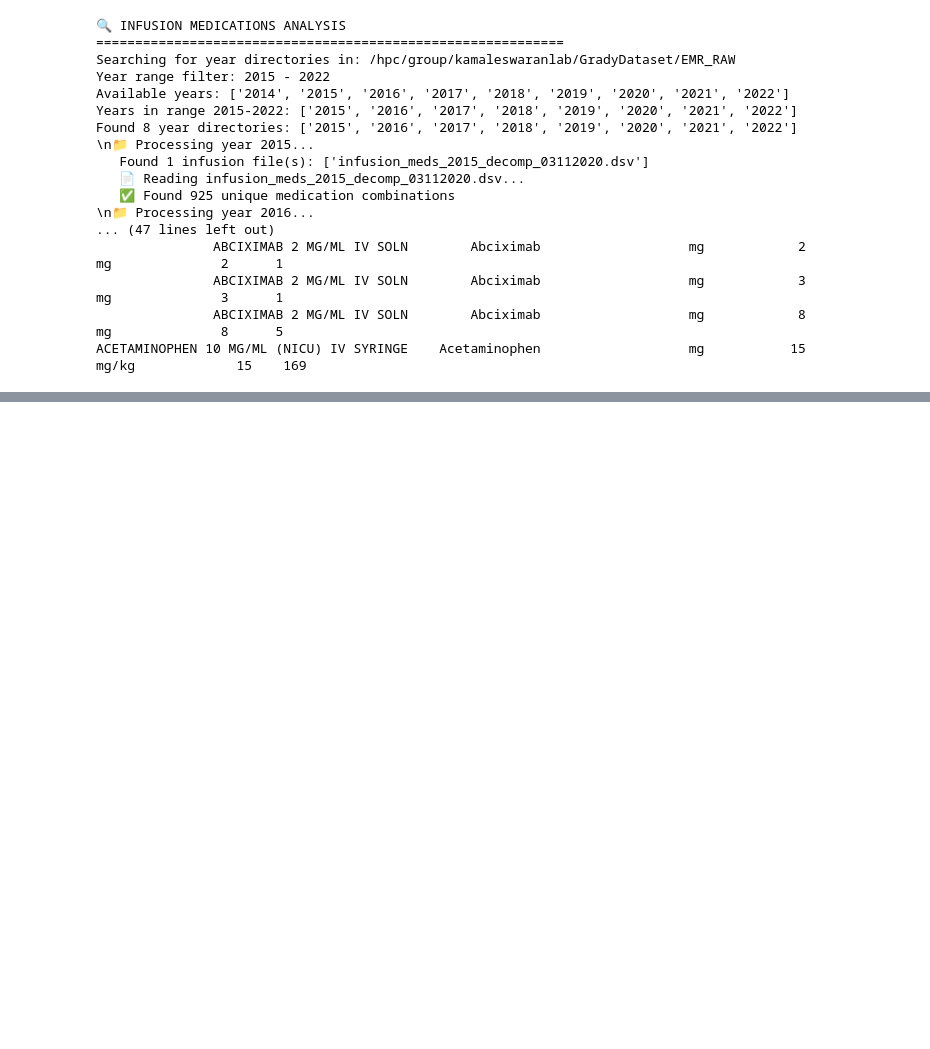
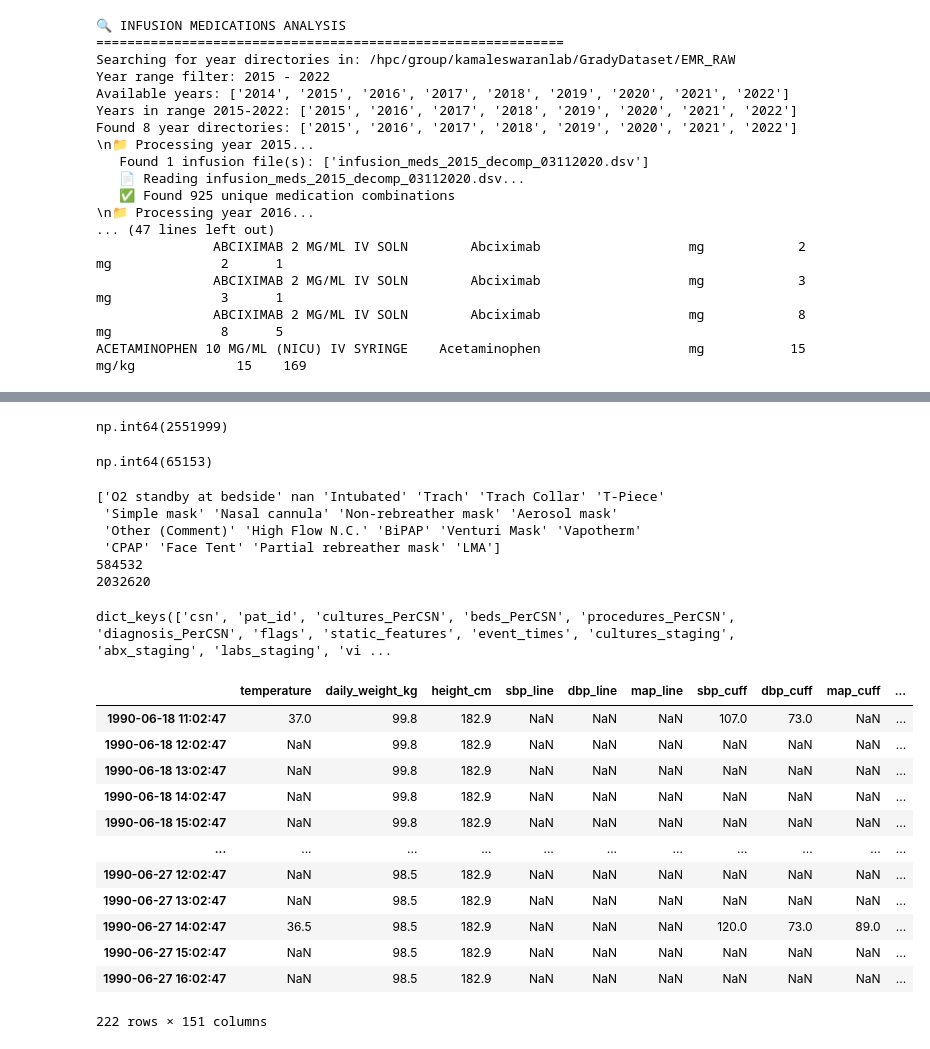
Before and after one commit to Kamaleswaran-Lab/Sepy2.0, a Jupyter notebook: grady_processing/dataprocessing.ipynb, the cells around one changed output, grey strips where cells are left out. Cells and saved outputs as stored; diff of their text form; code cells hidden in the pictures; blank space fills up the shorter version.

Commit message:
added error checking and additional processing code

```diff
--- a/grady_processing/dataprocessing.ipynb
+++ b/grady_processing/dataprocessing.ipynb
@@ -606,0 +614,4 @@ ACETAMINOPHEN 10 MG/ML (NICU) IV SYRINGE    Acetaminophen                   mg
+# %%
+# display all columns in notebook
+pd.set_option('display.max_columns', None)
+df_slice[[x for x in df.columns if x not in ["csn", "mrn", "har", "study_id", "medication_id", "pat_id"]]].head()
@@ -606,0 +635,48 @@ ACETAMINOPHEN 10 MG/ML (NICU) IV SYRINGE    Acetaminophen                   mg
+# %%
+df2 = pd.read_csv("/hpc/group/kamaleswaranlab/GradyDataset/EMR_RAW/2021/vitals_2021_decomp_05032022.dsv", sep="|")
+# %% [output]
+np.int64(2551999)
+# %%
+ #check number of nans in "o2_flow_rate"
+df2["o2_flow_rate"].notna().sum()
+# %% [output]
+np.int64(65153)
+# %%
+ #check number of nans in "o2_flow_rate"
+print(df2["o2_device"].unique())
+
+print(df2["o2_device"].notna().sum())
+
+print(df2["o2_device"].isna().sum())
+# %% [output]
+['O2 standby at bedside' nan 'Intubated' 'Trach' 'Trach Collar' 'T-Piece'
+ 'Simple mask' 'Nasal cannula' 'Non-rebreather mask' 'Aerosol mask'
+ 'Other (Comment)' 'High Flow N.C.' 'BiPAP' 'Venturi Mask' 'Vapotherm'
+ 'CPAP' 'Face Tent' 'Partial rebreather mask' 'LMA']
+584532
+2032620
+# %%
+import pickle
+
+with open("/hpc/group/kamaleswaranlab/EmoryDataset/EMR_Supertables/2022/aa3d79b85fb65f7afb16e9f4dec0def6df11fa0e4ede46505efba056c412772d.pickle", "rb") as f:
+    data = pickle.load(f)
+# %%
+data.keys()
+# %% [output]
+dict_keys(['csn', 'pat_id', 'cultures_PerCSN', 'beds_PerCSN', 'procedures_PerCSN', 'diagnosis_PerCSN', 'flags', 'static_features', 'event_times', 'cultures_staging', 'abx_staging', 'labs_staging', 'vi ...
+# %%
+data["super_table"]
+# %% [output]
+|  | temperature | daily_weight_kg | height_cm | sbp_line | dbp_line | map_line | sbp_cuff | dbp_cuff | map_cuff | ... |
+| 1990-06-18 11:02:47 | 37.0 | 99.8 | 182.9 | NaN | NaN | NaN | 107.0 | 73.0 | NaN | ... |
+| 1990-06-18 12:02:47 | NaN | 99.8 | 182.9 | NaN | NaN | NaN | NaN | NaN | NaN | ... |
+| 1990-06-18 13:02:47 | NaN | 99.8 | 182.9 | NaN | NaN | NaN | NaN | NaN | NaN | ... |
+| 1990-06-18 14:02:47 | NaN | 99.8 | 182.9 | NaN | NaN | NaN | NaN | NaN | NaN | ... |
+| 1990-06-18 15:02:47 | NaN | 99.8 | 182.9 | NaN | NaN | NaN | NaN | NaN | NaN | ... |
+| ... | ... | ... | ... | ... | ... | ... | ... | ... | ... | ... |
+| 1990-06-27 12:02:47 | NaN | 98.5 | 182.9 | NaN | NaN | NaN | NaN | NaN | NaN | ... |
+| 1990-06-27 13:02:47 | NaN | 98.5 | 182.9 | NaN | NaN | NaN | NaN | NaN | NaN | ... |
+| 1990-06-27 14:02:47 | 36.5 | 98.5 | 182.9 | NaN | NaN | NaN | 120.0 | 73.0 | 89.0 | ... |
+| 1990-06-27 15:02:47 | NaN | 98.5 | 182.9 | NaN | NaN | NaN | NaN | NaN | NaN | ... |
+| 1990-06-27 16:02:47 | NaN | 98.5 | 182.9 | NaN | NaN | NaN | NaN | NaN | NaN | ... |
+222 rows × 151 columns
```
Also changed, not shown: parts of 6 cells of this notebook, 1 other file.
